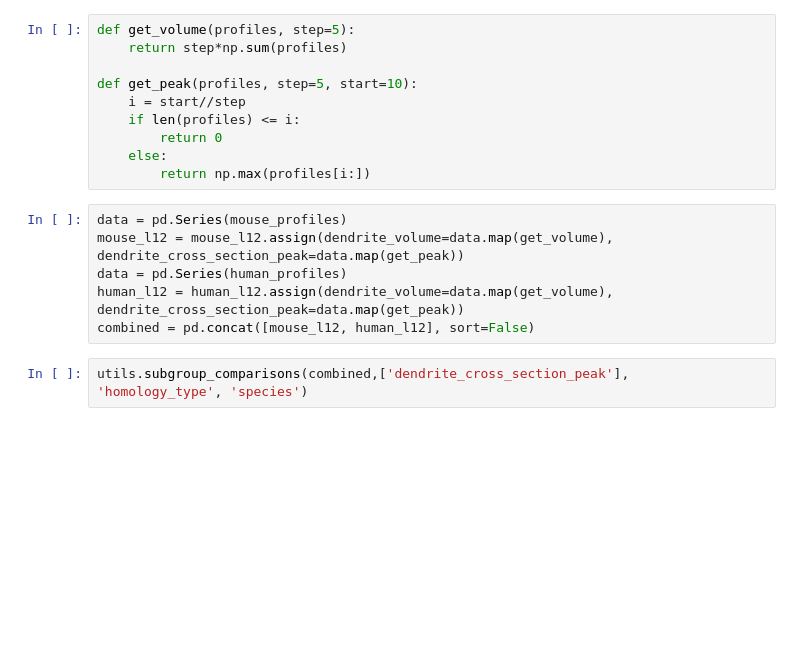
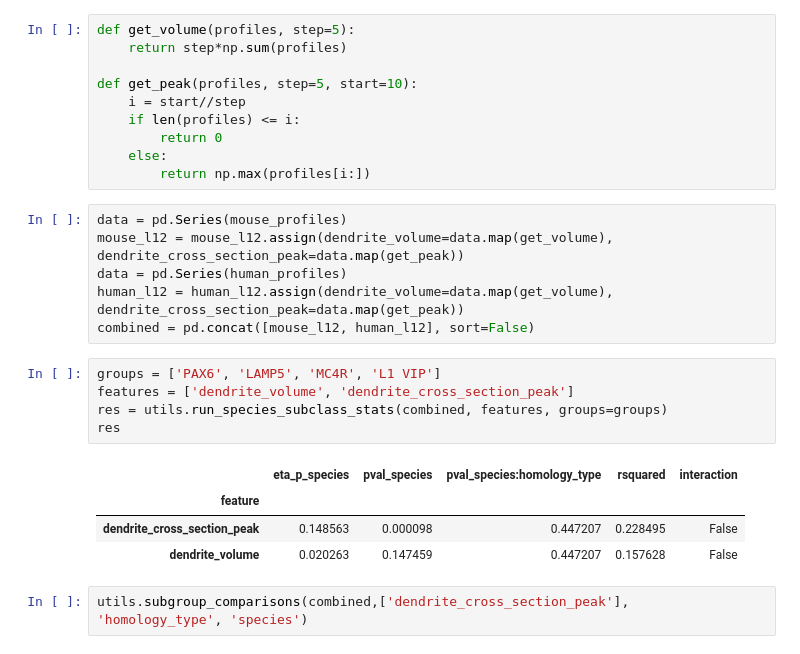
Before and after one commit to AllenInstitute/patchseq_human_L1, a Jupyter notebook: notebooks/l1_morph_metrics.ipynb, the cells around one changed output. Cells and saved outputs as stored; diff of their text form; blank space fills up the shorter version.

Commit message:
additional stats for supp

```diff
--- a/notebooks/l1_morph_metrics.ipynb
+++ b/notebooks/l1_morph_metrics.ipynb
@@ -105,6 +105,16 @@ mouse_l12 = mouse_l12.assign(dendrite_volume=data.map(get_volume), dendrite_cros
 data = pd.Series(human_profiles)
 human_l12 = human_l12.assign(dendrite_volume=data.map(get_volume), dendrite_cross_section_peak=data.map(get_peak))
 combined = pd.concat([mouse_l12, human_l12], sort=False)
+# %%
+groups = ['PAX6', 'LAMP5', 'MC4R', 'L1 VIP']
+features = ['dendrite_volume', 'dendrite_cross_section_peak']
+res = utils.run_species_subclass_stats(combined, features, groups=groups)
+res
+# %% [output]
+|  | eta_p_species | pval_species | pval_species:homology_type | rsquared | interaction |
+| feature |  |  |  |  |  |
+| dendrite_cross_section_peak | 0.148563 | 0.000098 | 0.447207 | 0.228495 | False |
+| dendrite_volume | 0.020263 | 0.147459 | 0.447207 | 0.157628 | False |
 # %%
 utils.subgroup_comparisons(combined,['dendrite_cross_section_peak'],  'homology_type', 'species')
 # %% [output]
```
